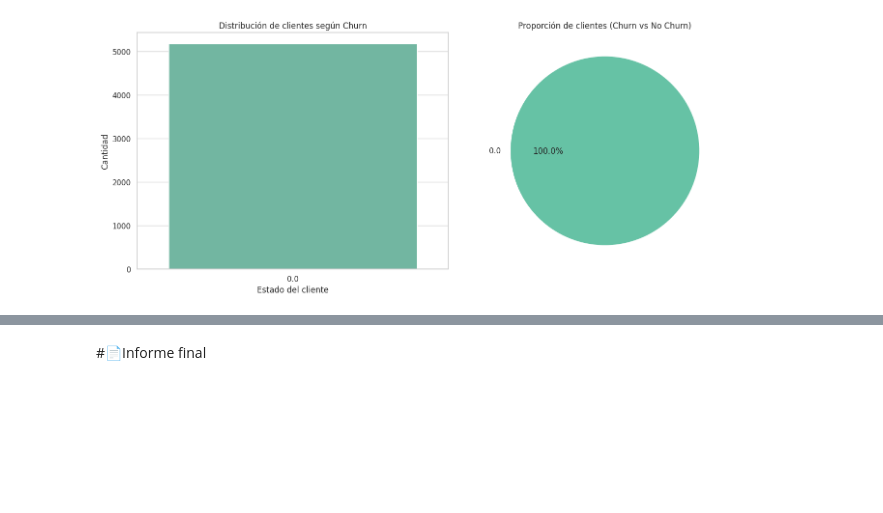
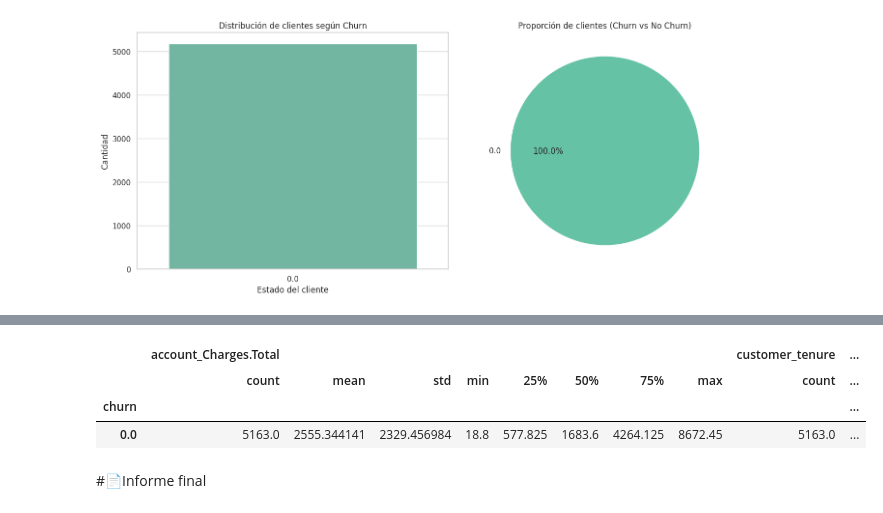
Before and after one commit to yerlopez123/TELCOM-X-, a Jupyter notebook: TelecomX_LATAM.ipynb, the cells around one changed output, grey strips where cells are left out. Cells and saved outputs as stored; diff of their text form; code cells hidden in the pictures; blank space fills up the shorter version.

```diff
--- a/TelecomX_LATAM.ipynb
+++ b/TelecomX_LATAM.ipynb
@@ -276,2 +444,9 @@ Passing `palette` without assigning `hue` is deprecated and will be removed in v
+# %%
+df.groupby('churn')[['account_Charges.Total', 'customer_tenure']].describe()
+# %% [output]
+|  | account_Charges.Total |  |  |  |  |  |  |  | customer_tenure | ... |
+|  | count | mean | std | min | 25% | 50% | 75% | max | count | ... |
+| churn |  |  |  |  |  |  |  |  |  | ... |
+| 0.0 | 5163.0 | 2555.344141 | 2329.456984 | 18.8 | 577.825 | 1683.6 | 4264.125 | 8672.45 | 5163.0 | ... |
 # %% [markdown]
 #📄Informe final
```
Also changed, not shown: parts of 19 cells of this notebook.
